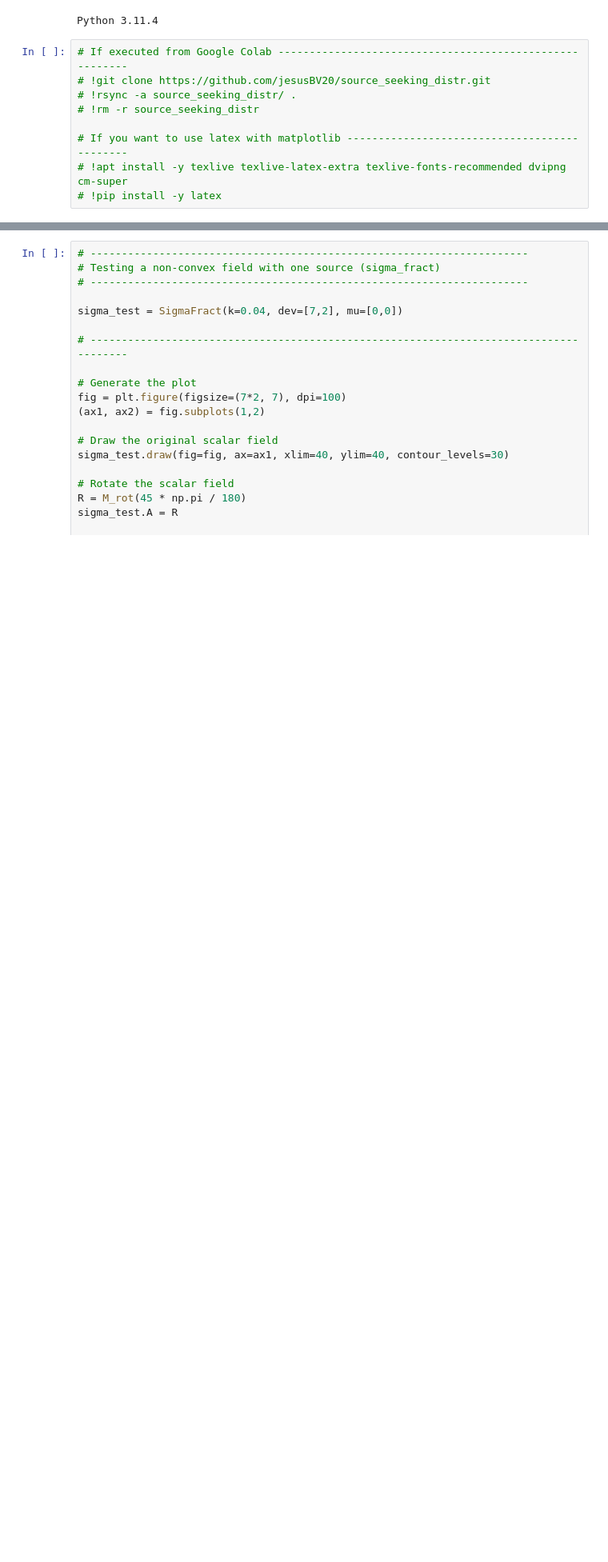
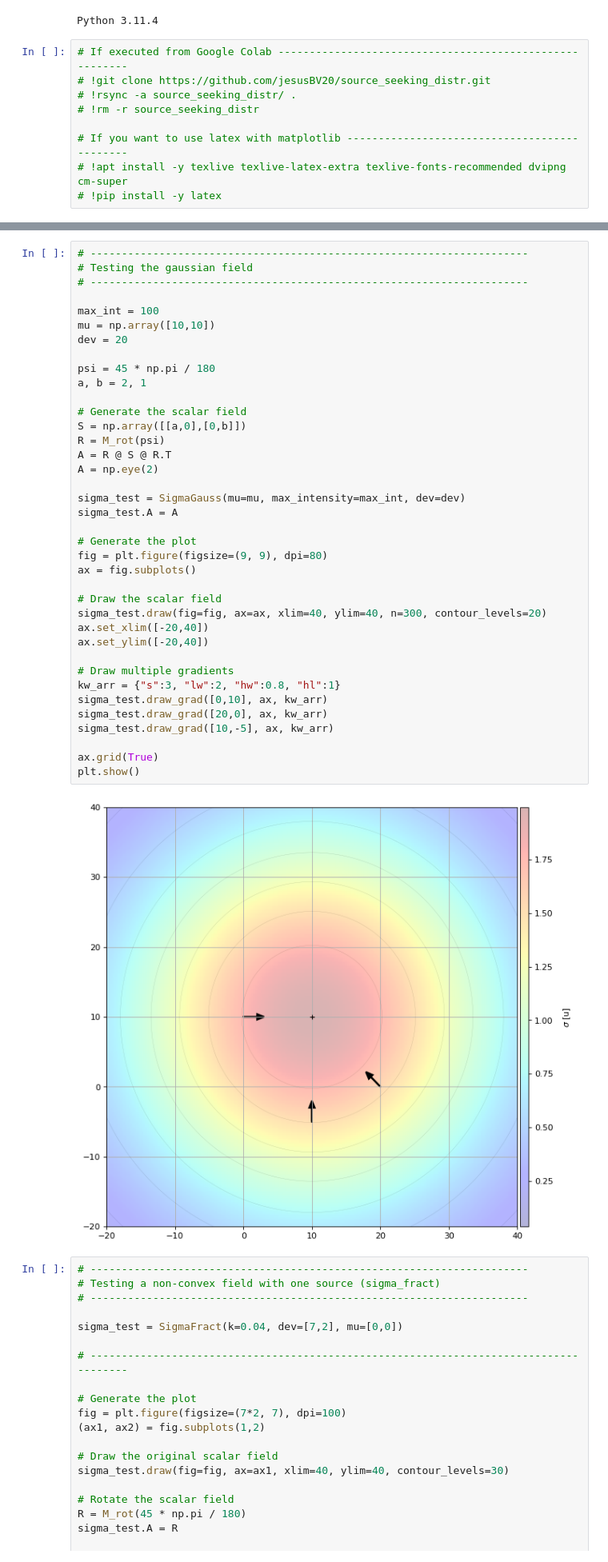
Before and after one commit to jesusBV20/source_seeking_distr, a Jupyter notebook: notebooks/scalar_field_test.ipynb, the cells around one changed output, grey strips where cells are left out. Shown at 80% size. Drawn from its saved outputs; the diff is of its cells as text; blank space fills up the shorter version.

```diff
--- a/notebooks/scalar_field_test.ipynb
+++ b/notebooks/scalar_field_test.ipynb
@@ -40,6 +40,46 @@ from sourceseeking_distr.toolbox.math_utils import M_rot
 from sourceseeking_distr.toolbox.plot_utils import vector2d
 
 # --------------------------------------------------------------------------------------
+# %%
+# ----------------------------------------------------------------------
+# Testing the gaussian field
+# ----------------------------------------------------------------------
+
+max_int = 100
+mu = np.array([10,10])
+dev = 20
+
+psi = 45 * np.pi / 180
+a, b = 2, 1
+
+# Generate the scalar field
+S = np.array([[a,0],[0,b]])
+R = M_rot(psi)
+A = R @ S @ R.T
+A = np.eye(2)
+
+sigma_test = SigmaGauss(mu=mu, max_intensity=max_int, dev=dev)
+sigma_test.A = A
+
+# Generate the plot
+fig = plt.figure(figsize=(9, 9), dpi=80)
+ax = fig.subplots()
+
+# Draw the scalar field
+sigma_test.draw(fig=fig, ax=ax, xlim=40, ylim=40, n=300, contour_levels=20)
+ax.set_xlim([-20,40])
+ax.set_ylim([-20,40])
+
+# Draw multiple gradients
+kw_arr = {"s":3, "lw":2, "hw":0.8, "hl":1}
+sigma_test.draw_grad([0,10], ax, kw_arr)
+sigma_test.draw_grad([20,0], ax, kw_arr)
+sigma_test.draw_grad([10,-5], ax, kw_arr)
+
+ax.grid(True)
+plt.show()
+# %% [output]
+[figure, added]
 # %%
 # ----------------------------------------------------------------------
 # Testing a non-convex field with one source (sigma_fract)
```
Also changed, not shown: parts of 2 cells of this notebook, 6 other files.
